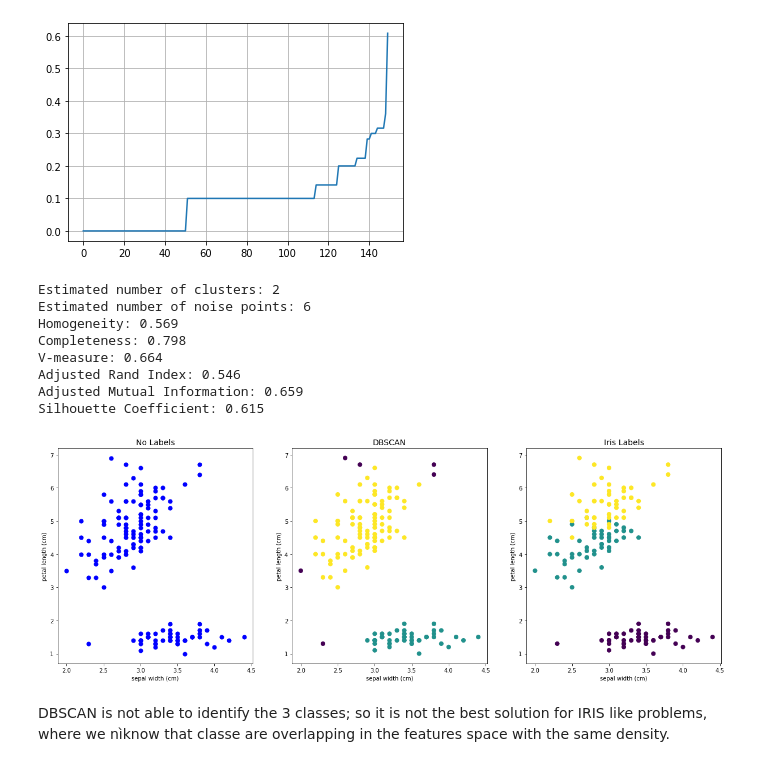
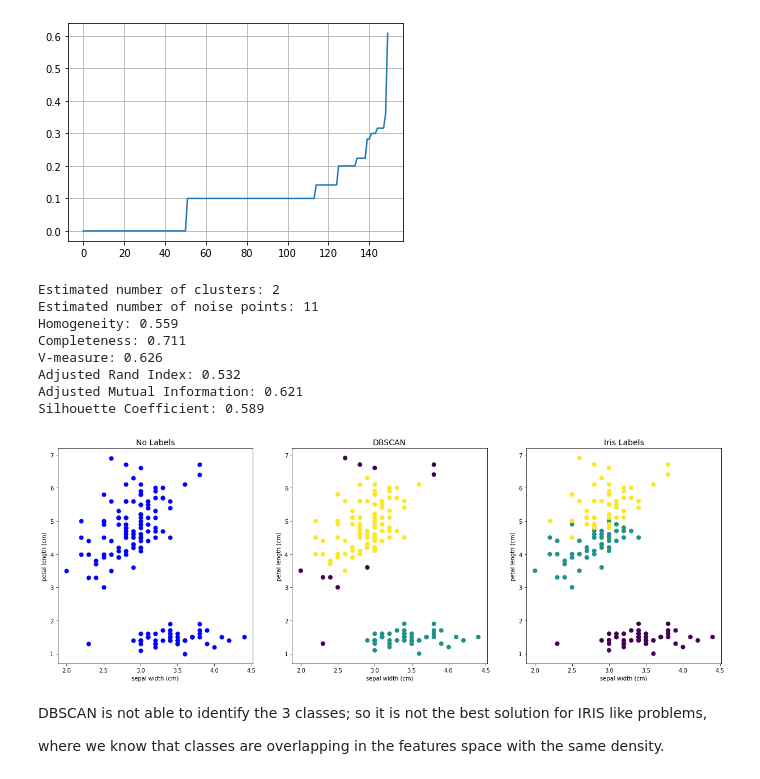
Before and after one commit to MatteoGandetto/Corso_ML_con_Python, a Jupyter notebook: Clustering_DBSCAN.ipynb, the cells around one changed output. Saved outputs shown, nothing was run; the diff lists cells and outputs as text; code cells hidden in the pictures.

```diff
--- a/Clustering_DBSCAN.ipynb
+++ b/Clustering_DBSCAN.ipynb
@@ -51,14 +51,10 @@ dimensione labels vector (150,)
 # DBSCAN CLUSTERING - I USE
 # %%
 from sklearn.cluster import DBSCAN
-from sklearn import datasets
 from sklearn import metrics
 
-#Iris Dataset
-iris = datasets.load_iris()
-X = iris.data
-
-X=X[:,1:3]
+#IRIS dataset
+X=data[:,1:3]
 axes_labes=iris.feature_names
 axes_labes=axes_labes[1:3]
 
@@ -71,11 +67,11 @@ axes_labes=axes_labes[1:3]
 #It controls the local neighborhood of the points.
 db = DBSCAN(eps=0.25, min_samples=5).fit(X)
 
-labels = ('b', db.labels_, iris.target)
+cluster_value = ('b', db.labels_, labels)
 title =('No Labels','DBSCAN','Iris Labels',)
-fig,ax = plt.subplots(1,len(labels), figsize=(21,7))
+fig,ax = plt.subplots(1,len(cluster_value), figsize=(21,7))
 
-for i, label in enumerate(labels):
+for i, label in enumerate(cluster_value):
   ax[i].scatter(X[:, 0], X[:, 1], c=label, s=50)
   ax[i].set_xlabel(axes_labes[0])
   ax[i].set_ylabel(axes_labes[1])
@@ -110,17 +106,6 @@ Silhouette Coefficient: 0.508
 # %%
 from sklearn.cluster import DBSCAN
 from sklearn.neighbors import NearestNeighbors
-
-from sklearn import datasets
-from sklearn import metrics
-
-#Iris Dataset
-iris = datasets.load_iris()
-X = iris.data
-
-X=X[:,1:3]
-axes_labes=iris.feature_names
-axes_labes=axes_labes[1:3]
 
 ###################
 # find the best EPS, which defines
@@ -144,48 +129,47 @@ plt.grid(b=True)
 #DBSCAN
 #min_samples primarily controls how tolerant the algorithm is towards
 #noise (on noisy and large data sets it may be desirable to increase
 #this parameter),
 #eps is crucial to choose appropriately for the data set and distance
 # function and usually cannot be left at the default value.
 #It controls the local neighborhood of the points.
+db = DBSCAN(eps=0.32, min_samples=5).fit(X)
 
+cluster_value = ('b', db.labels_, labels)
+title =('No Labels','DBSCAN','Iris Labels',)
+fig,ax = plt.subplots(1,len(cluster_value), figsize=(21,7))
 
-db = DBSCAN(eps=0.32, min_samples=4).fit(X)
-
-
-labels = ('b', db.labels_, iris.target)
-title =('No Labels','DBSCAN','Iris Labels',)
-fig,ax = plt.subplots(1,len(labels), figsize=(21,7))
-
-for i, label in enumerate(labels):
+for i, label in enumerate(cluster_value):
   ax[i].scatter(X[:, 0], X[:, 1], c=label, s=50)
   ax[i].set_xlabel(axes_labes[0])
   ax[i].set_ylabel(axes_labes[1])
   ax[i].set_title(title[i], fontsize=14)
 
 n_clusters_ = len(set(db.labels_)) - (1 if -1 in db.labels_ else 0)
 n_noise_ = list(db.labels_).count(-1)
 
 print('Estimated number of clusters: %d' % n_clusters_)
 print('Estimated number of noise points: %d' % n_noise_)
 print("Homogeneity: %0.3f" % metrics.homogeneity_score(iris.target, db.labels_))
 print("Completeness: %0.3f" % metrics.completeness_score(iris.target, db.labels_))
 print("V-measure: %0.3f" % metrics.v_measure_score(iris.target, db.labels_))
 print("Adjusted Rand Index: %0.3f"
       % metrics.adjusted_rand_score(iris.target, db.labels_))
 print("Adjusted Mutual Information: %0.3f"
       % metrics.adjusted_mutual_info_score(iris.target, db.labels_))
 print("Silhouette Coefficient: %0.3f"
       % metrics.silhouette_score(X, db.labels_))
 # %% [output]
 Estimated number of clusters: 2
-Estimated number of noise points: 6
-Homogeneity: 0.569
-Completeness: 0.798
-V-measure: 0.664
-Adjusted Rand Index: 0.546
-Adjusted Mutual Information: 0.659
-Silhouette Coefficient: 0.615
+Estimated number of noise points: 11
+Homogeneity: 0.559
+Completeness: 0.711
+V-measure: 0.626
+Adjusted Rand Index: 0.532
+Adjusted Mutual Information: 0.621
+Silhouette Coefficient: 0.589
-[figure, old version]
+[figure, new version]
 # %% [markdown]
-DBSCAN is not able to identify the 3 classes; so it is not the best solution for IRIS like problems, where we nìknow that classe are overlapping in the features space with the same density.
+DBSCAN is not able to identify the 3 classes; so it is not the best solution for IRIS like problems,
+
+where we know that classes are overlapping in the features space with the same density.
```
Also changed, not shown: parts of 1 cell of this notebook.
